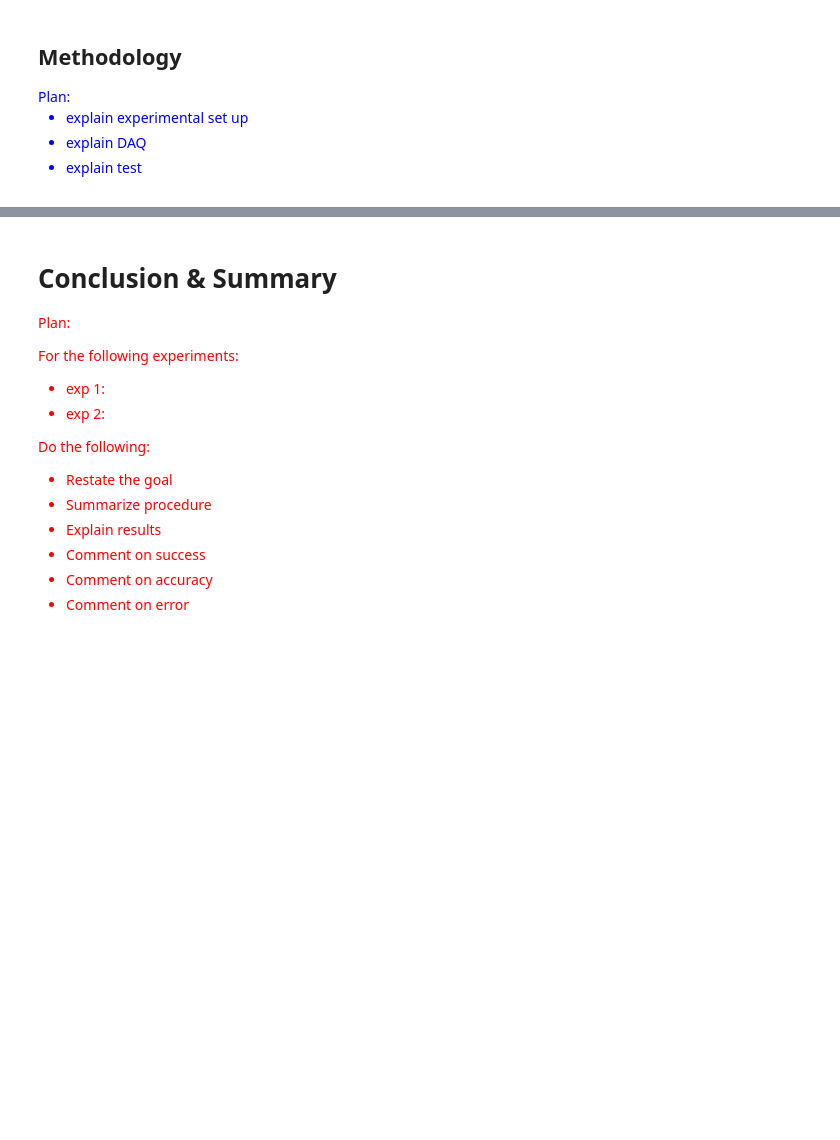
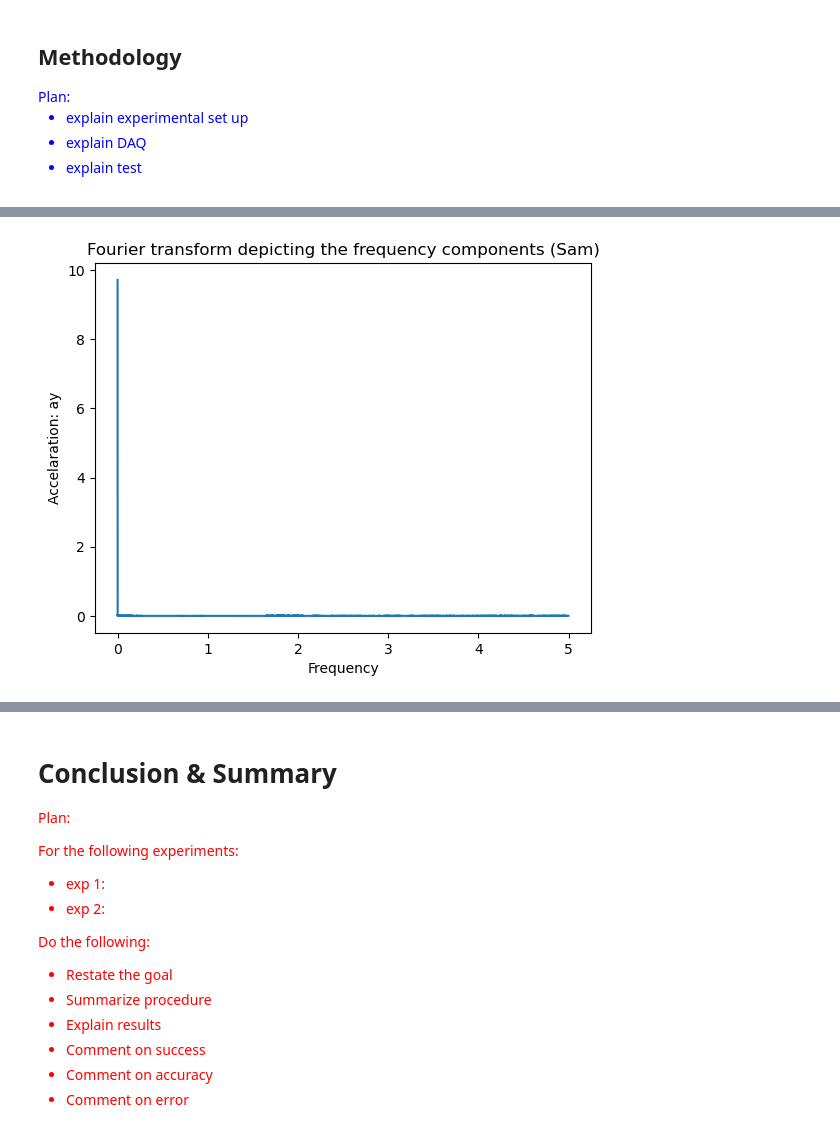
Before and after one commit to shanto268/mobile_sensor_project, a Jupyter notebook: Project2.ipynb, the cells around one changed output, grey strips where cells are left out. Saved outputs shown, nothing was run; the diff lists cells and outputs as text; code cells hidden in the pictures; blank space fills up the shorter version.

```diff
--- a/Project2.ipynb
+++ b/Project2.ipynb
@@ -522,0 +549,4 @@ Plan:
+# %%
+analyzeData("time","ay",sdf,"Accelaration: ",10, "Sam")
+# %% [output]
+[figure, added]
```
Also changed, not shown: parts of 17 cells of this notebook, 16 other files.
